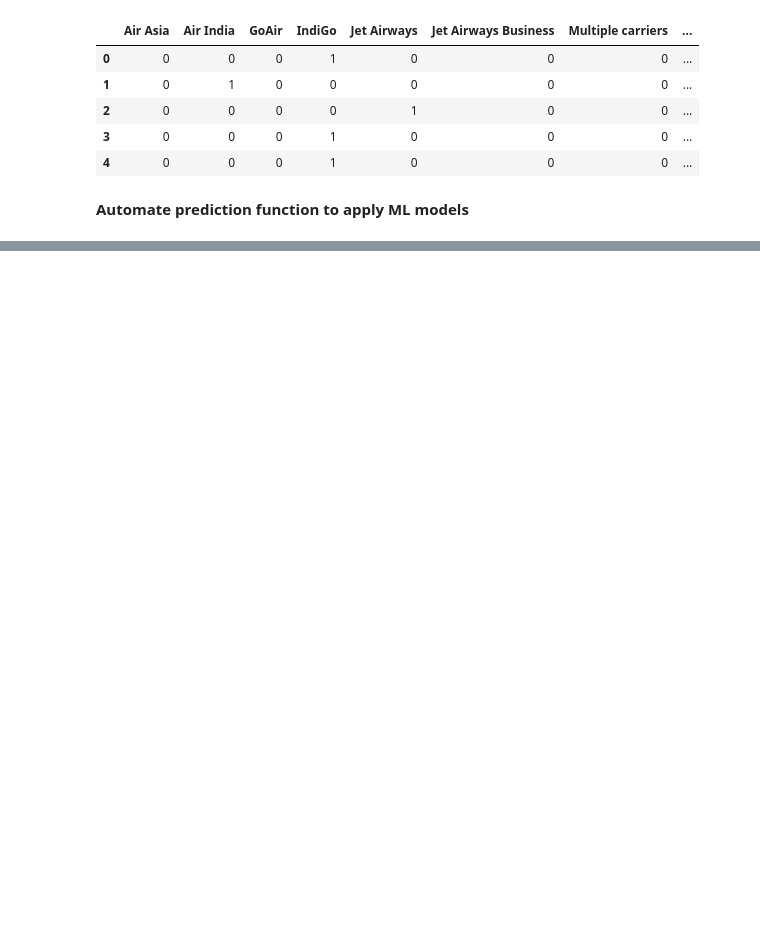
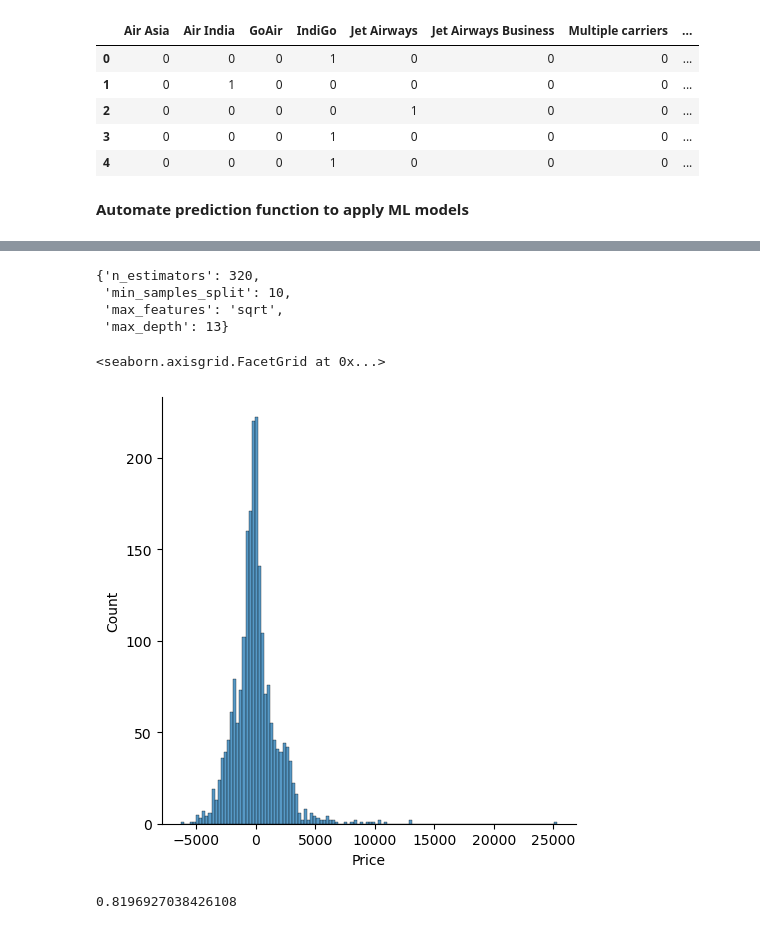
Before and after one commit to ADIBASHARIF23/Predict-Fare-of-Airlines-Tickets-, a Jupyter notebook: Code File.ipynb, the cells around one changed output, grey strips where cells are left out. Saved outputs shown, nothing was run; the diff lists cells and outputs as text; code cells hidden in the pictures; blank space fills up the shorter version.

```diff
--- a/Code File.ipynb
+++ b/Code File.ipynb
@@ -808,0 +859,7 @@ RMSE : 34.077243631583805
+# %%
+random_grid = {
+    'n_estimators': n_estimators,
+    'max_features': ['auto','sqrt'],
+    'max_depth': max_depth,
+    'min_samples_split': [5,10,15,100],
+}
@@ -808,0 +873,4 @@ RMSE : 34.077243631583805
+# %%
+best_model =RandomizedSearchCV(estimator=RandomForestRegressor(),param_distributions=random_grid,cv=3,verbose=2,n_jobs=-1)
+# %%
+best_model.fit(X_train,Y_train)
@@ -808,0 +903,18 @@ RMSE : 34.077243631583805
+# %%
+best_model.best_params_
+# %% [output]
+{'n_estimators': 320,
+ 'min_samples_split': 10,
+ 'max_features': 'sqrt',
+ 'max_depth': 13}
+# %%
+prediction = best_model.predict(X_test)
+# %%
+sns.displot(Y_test-prediction)
+# %% [output]
+<seaborn.axisgrid.FacetGrid at 0x...>
+[figure, added]
+# %%
+metrics.r2_score(Y_test,prediction)
+# %% [output]
+0.8196927038426108
```
Also changed, not shown: parts of 20 cells of this notebook, 2 other files.
